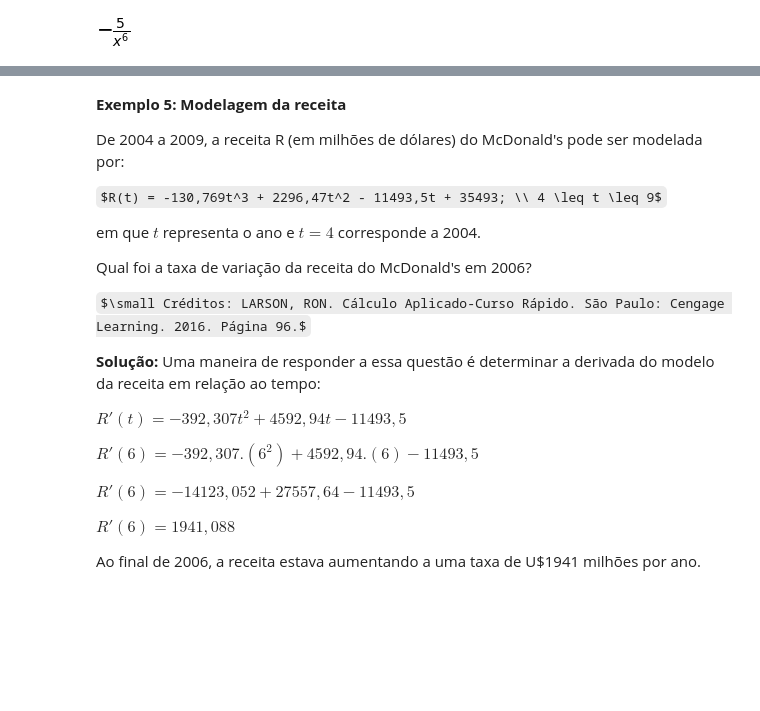
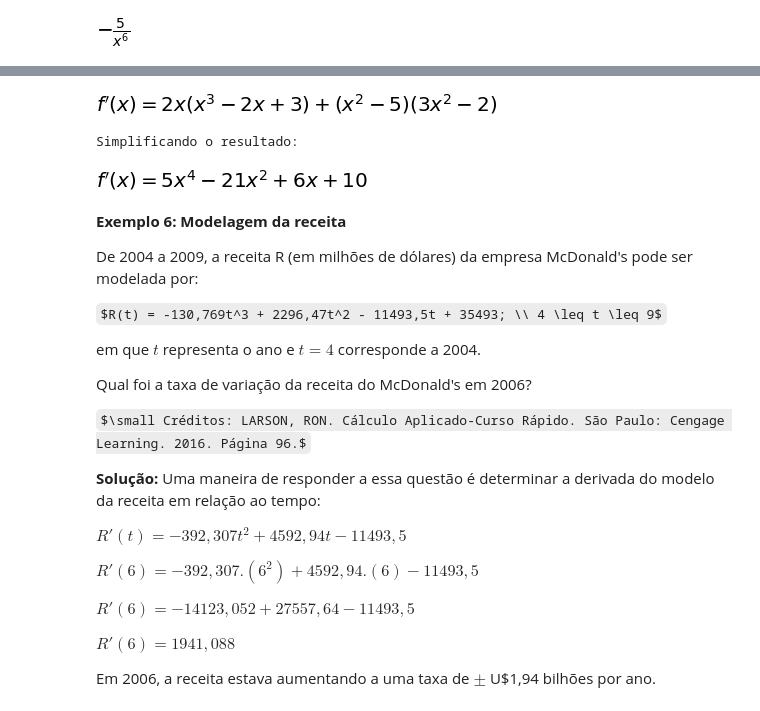
Before and after one commit to odilonjk/matematica, a Jupyter notebook: calculo/derivadas.ipynb, the cells around one changed output, grey strips where cells are left out. Drawn from its saved outputs; the diff is of its cells as text; code cells hidden in the pictures; some formulas as TeX source; blank space fills up the shorter version.

Commit message:
Adicionados mais exemplos

```diff
--- a/calculo/derivadas.ipynb
+++ b/calculo/derivadas.ipynb
@@ -109,7 +123,19 @@ display(diff(h(x)))
+# %%
+def f(x): return (x**2 - 5) * (x**3 - 2*x + 3)
+
+derivada = diff(f(x))
+
+display(Eq(Symbol('f\'(x)'), derivada))
+print('Simplificando o resultado:')
+display(Eq(Symbol('f\'(x)'), simplify(derivada)))
+# %% [output]
+[figure, added]
+Simplificando o resultado:
+[figure, added]
 # %% [markdown]
-**Exemplo 5: Modelagem da receita**
+**Exemplo 6: Modelagem da receita**
 
-De 2004 a 2009, a receita R (em milhões de dólares) do McDonald's pode ser modelada por:
+De 2004 a 2009, a receita R (em milhões de dólares) da empresa McDonald's pode ser modelada por:
 
 $R(t) = -130,769t^3 + 2296,47t^2 - 11493,5t + 35493; \\ 4 \leq t \leq 9$
 
@@ -130,7 +156,7 @@ $R'(6) = -14123,052 + 27557,64 - 11493,5$
 
 $R'(6) = 1941,088$
 
-Ao final de 2006, a receita estava aumentando a uma taxa de U$1941 milhões por ano.
+Em 2006, a receita estava aumentando a uma taxa de $\pm$ U$1,94 bilhões por ano.
 # %%
 def R(t): return -130.769*t**3 + 2296.47*t**2 - 11493.5*t + 35493
 
```
Also changed, not shown: parts of 3 cells of this notebook.
